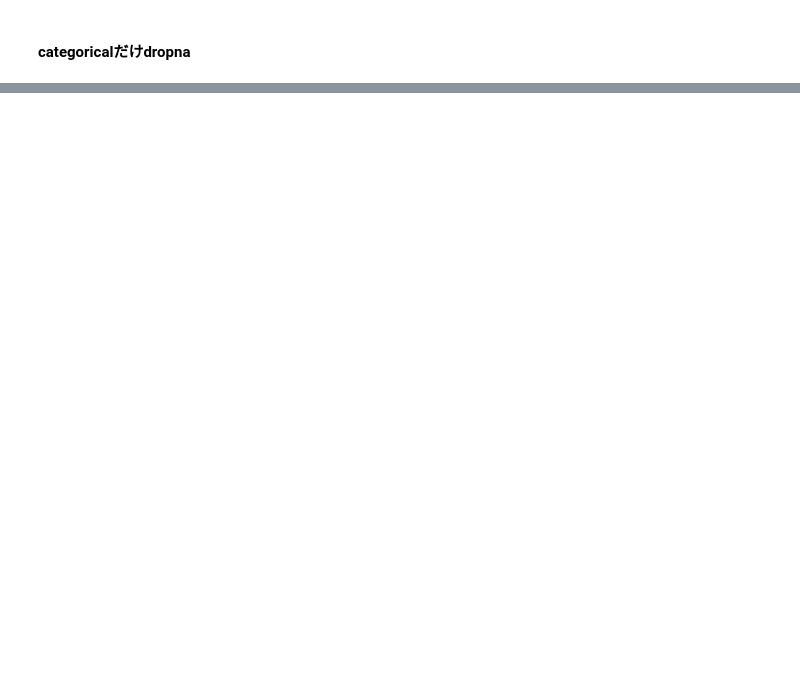
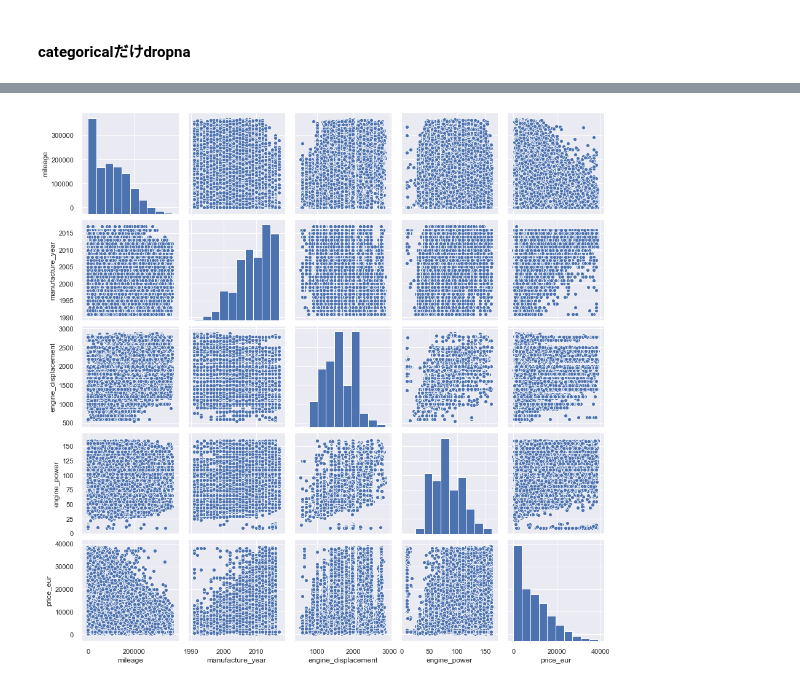
Before and after one commit to okudashi/usedcar, a Jupyter notebook: src/EDA2.ipynb, the cells around one changed output, grey strips where cells are left out. Drawn from its saved outputs; the diff is of its cells as text; code cells hidden in the pictures; blank space fills up the shorter version.

```diff
--- a/src/EDA2.ipynb
+++ b/src/EDA2.ipynb
@@ -612,0 +631,5 @@ print(df_drop1.shape[0]/df_drop.shape[0])
+# %%
+sns.pairplot(df_dropall)
+plt.show()
+# %% [output]
+[figure, added]
```
Also changed, not shown: parts of 22 cells of this notebook, 4 other files.
